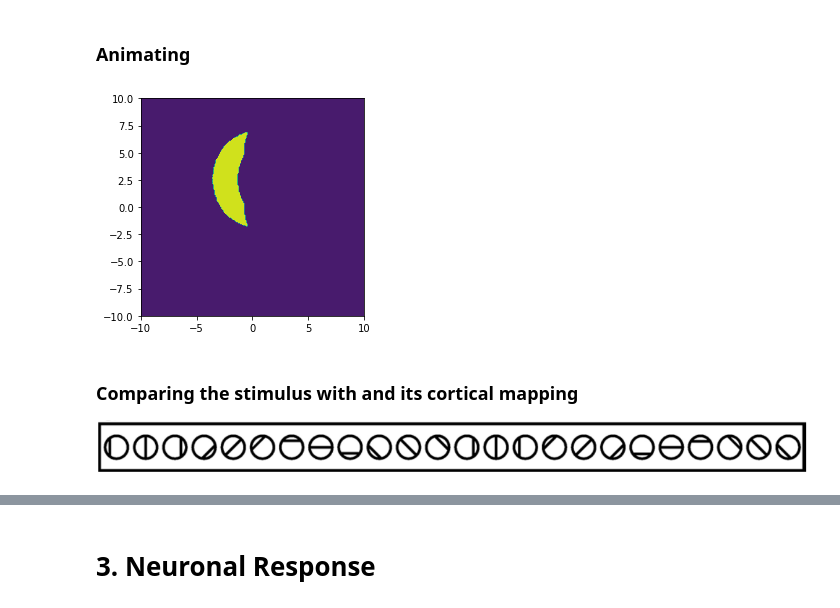
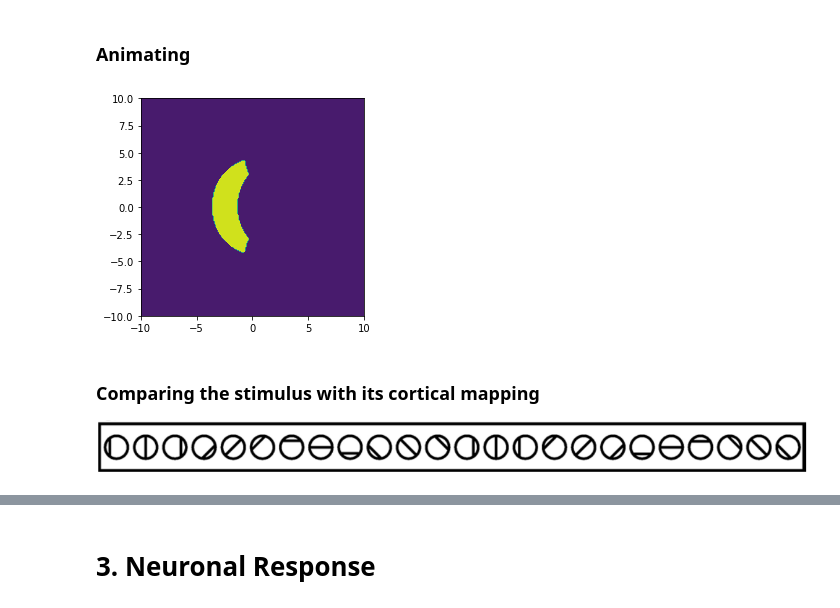
Before and after one commit to arash-ash/PRF-Estimation, a Jupyter notebook: notebook.ipynb, the cells around one changed output, grey strips where cells are left out. Drawn from its saved outputs; the diff is of its cells as text; code cells hidden in the pictures.

Commit message:
more detailed demostration of retinotopic mapping

```diff
--- a/notebook.ipynb
+++ b/notebook.ipynb
@@ -155,23 +159,23 @@ plt.imshow(proj2D)
 # %%
 fig = plt.figure(figsize=(4, 4))
 ax = plt.axes()
 
 # Animation function
 def animate(i):
-    z = logpolar_img[i,:,:]
+    z = logpolar_stim[i,:,:]
     cont = plt.contourf(X, Y, z)
     return cont
 
 anim = animation.FuncAnimation(fig, animate, frames=nFrames)
 
 anim.save('mappedStimulus.mp4', fps=1, codec='libx264')
 
 with open('mappedStimulus.mp4', 'rb') as f:
     video_tag = '<video controls alt="test" src="data:video/x-m4v;base64,{0}">'.format(base64.b64encode(f.read()).decode('utf-8'))
 # %% [output]
-[figure, old version]
+[figure, new version]
 # %% [markdown]
-### Comparing the stimulus with and its cortical mapping
+### Comparing the stimulus with its cortical mapping
 ![barStim.png](attachment:barStim.png)
 # %%
 HTML(video_tag)
```
Also changed, not shown: parts of 2 cells of this notebook.
